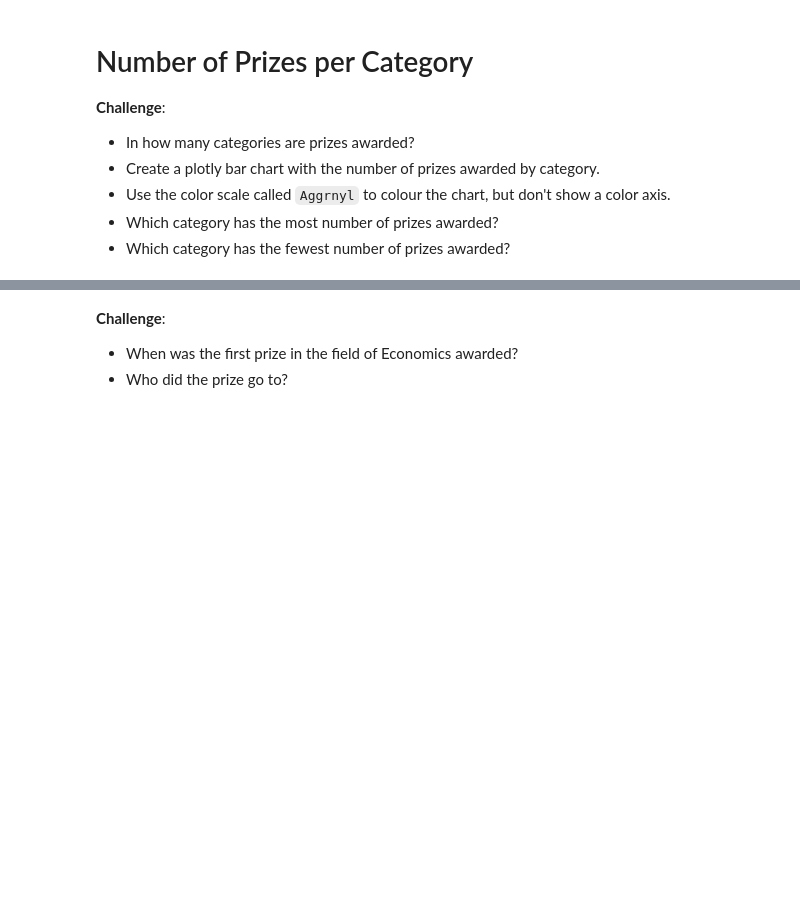
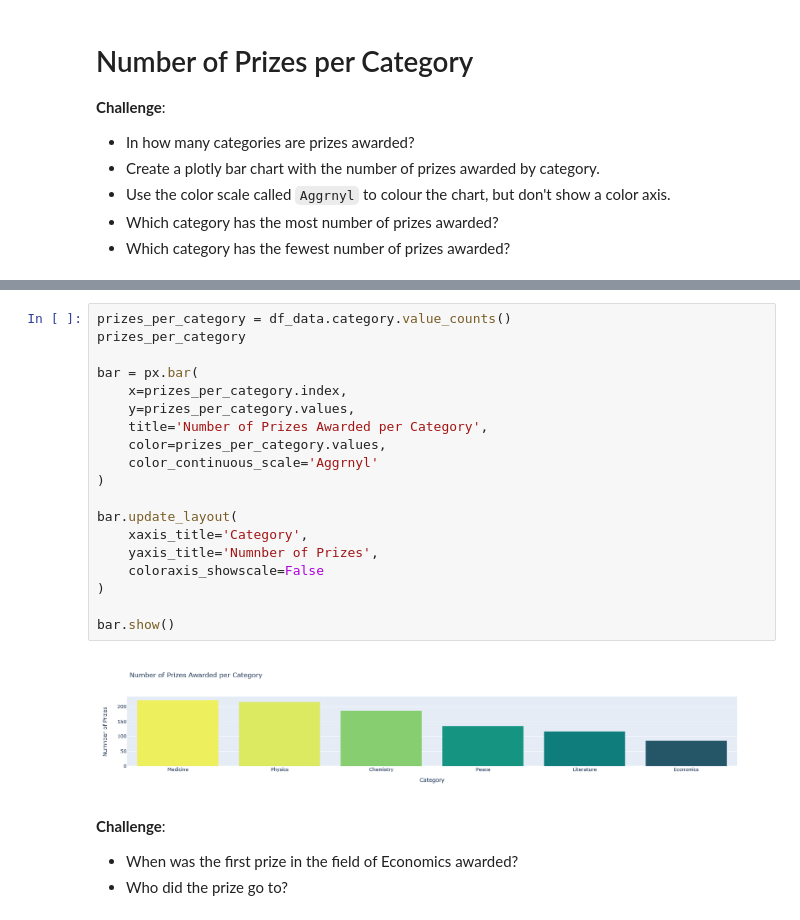
Before and after one commit to ArieKnoester/nobel-laureates-jupyter-notebook, a Jupyter notebook: Nobel_Prize_Analysis.ipynb, the cells around one changed output, grey strips where cells are left out. Drawn from its saved outputs; the diff is of its cells as text; blank space fills up the shorter version.

Commit message:
Completes Prizes per Category.

```diff
--- a/Nobel_Prize_Analysis.ipynb
+++ b/Nobel_Prize_Analysis.ipynb
@@ -310,3 +317,24 @@ repeat_winners[column_subset]
+# %%
+prizes_per_category = df_data.category.value_counts()
+prizes_per_category
+
+bar = px.bar(
+    x=prizes_per_category.index,
+    y=prizes_per_category.values,
+    title='Number of Prizes Awarded per Category',
+    color=prizes_per_category.values,
+    color_continuous_scale='Aggrnyl'
+)
+
+bar.update_layout(
+    xaxis_title='Category',
+    yaxis_title='Numnber of Prizes',
+    coloraxis_showscale=False
+)
+
+bar.show()
+# %% [output]
+[figure, added]
 # %% [markdown]
 **Challenge**:
 * When was the first prize in the field of Economics awarded?
```
Also changed, not shown: parts of 2 cells of this notebook.
